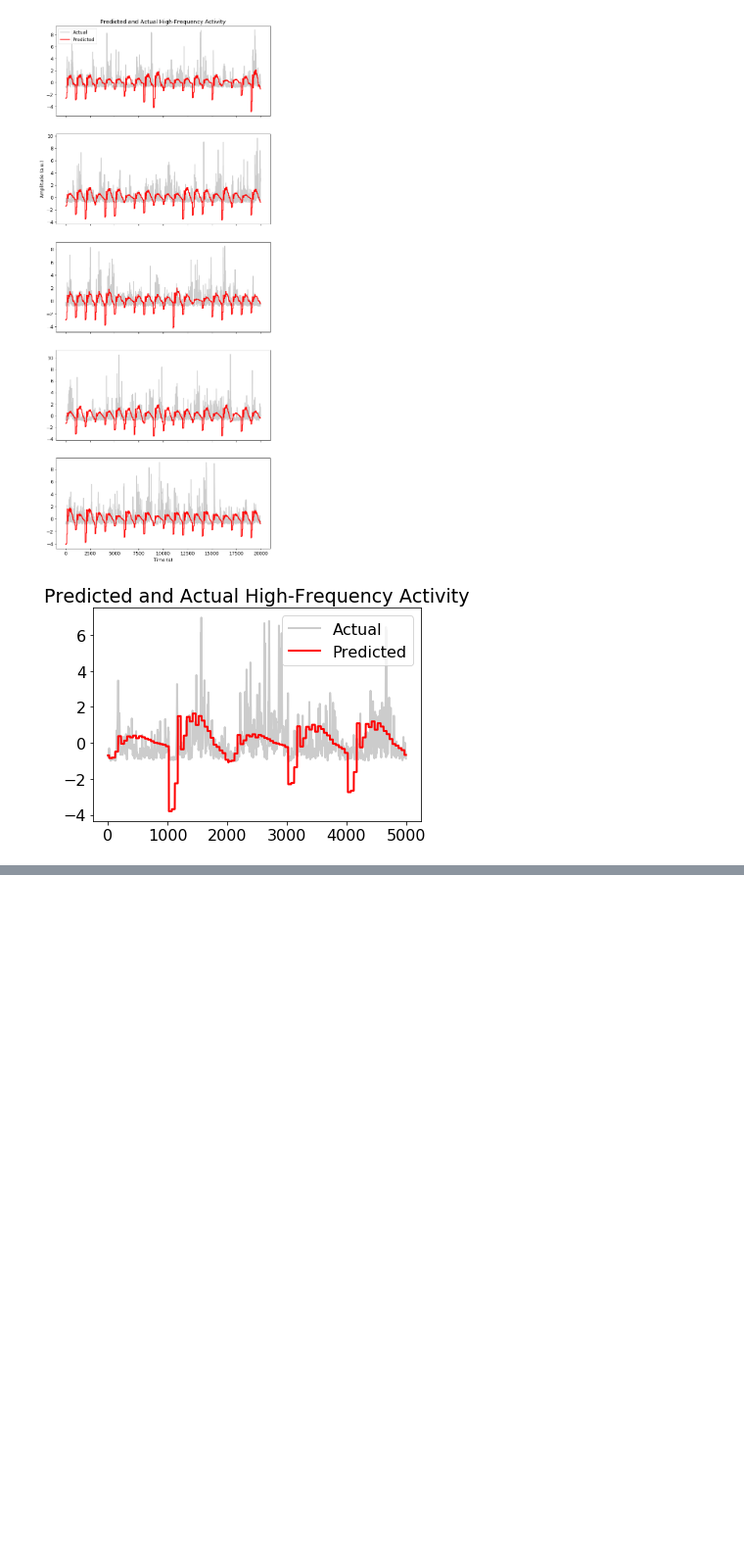
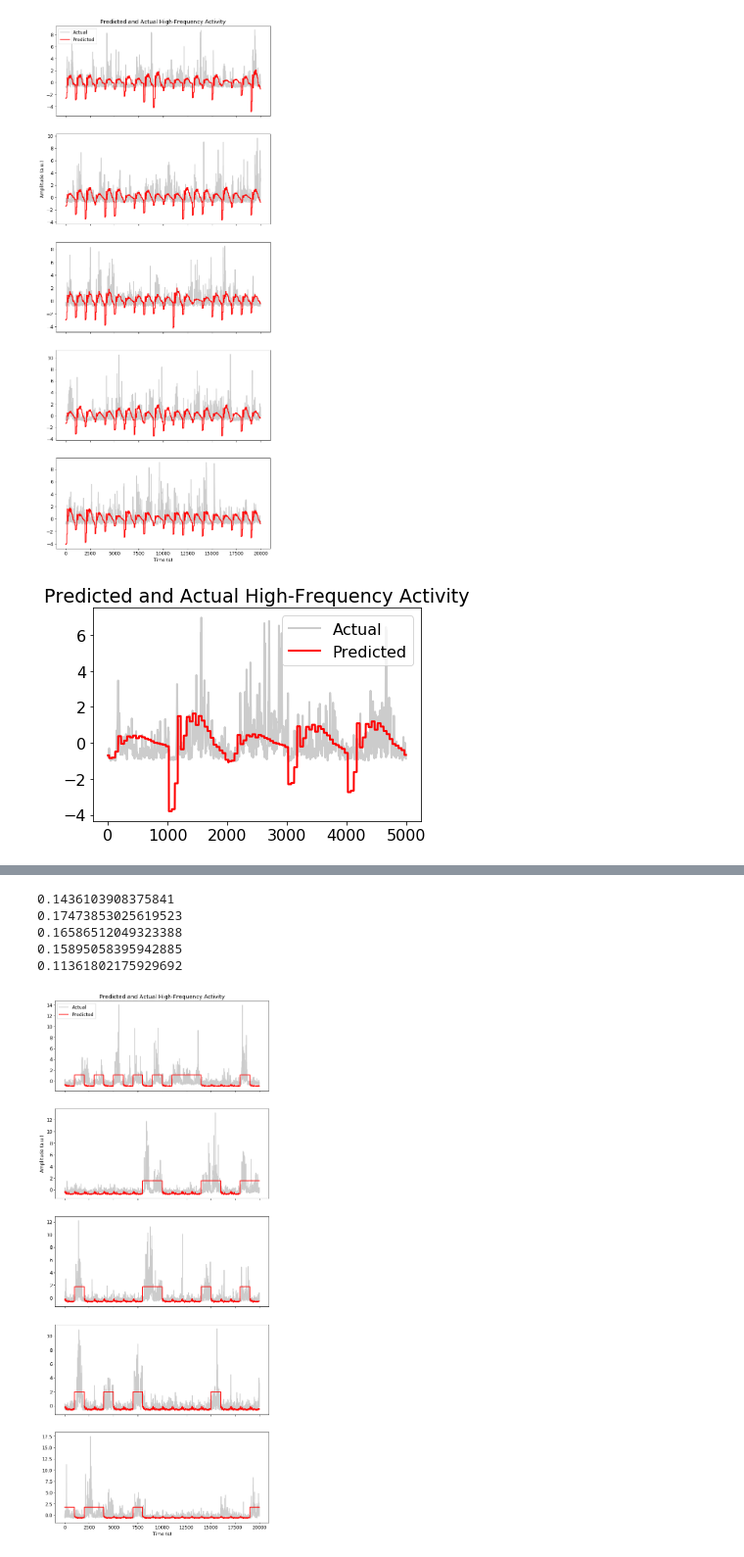
Before and after one commit to pinheirochagas/lbcn_encoding_decoding, a Jupyter notebook: notebooks/encoding_model_examplar_channel.ipynb, the cells around one changed output, grey strips where cells are left out. Shown at 98% size. Saved outputs shown, nothing was run; the diff lists cells and outputs as text; code cells hidden in the pictures; blank space fills up the shorter version.

```diff
--- a/notebooks/encoding_model_examplar_channel.ipynb
+++ b/notebooks/encoding_model_examplar_channel.ipynb
@@ -511,0 +642,45 @@ _ = ax.legend(['Actual', 'Predicted'])
+# %%
+fig, axs = plt.subplots(len(cross_val_iterator), 1,
+                        figsize=(10, 5*len(cross_val_iterator)),
+                        sharex=True)
+axs[0].set_title('Predicted and Actual High-Frequency Activity')
+axs[1].set_ylabel('Amplitude (a.u.)')
+axs[-1].set_xlabel('Time (s)')
+
+# Iterate through cross-validation splits
+for ax, (tr, tt) in zip(axs, cross_val_iterator):
+    # Pull the training / testing data for the ecog data
+    y_tr = y[data['trials'].isin(tr)]
+    y_tt = y[data['trials'].isin(tt)]
+
+    # Pull the training / testing data for the spectrogram
+    X_tr = X[data['trials'].isin(tr)]
+    X_tt = X[data['trials'].isin(tt)]
+
+    # Scale all the features for simplicity
+    X_tr = scale(X_tr)
+    X_tt = scale(X_tt)
+    y_tr = scale(y_tr)
+    y_tt = scale(y_tt)
+
+    # Fit the model, and use it to predict on new data
+    model.fit(X_tr, y_tr)
+    predictions = model.predict(X_tt)
+
+    # Plot the predicted and actual values.
+    # We'll subtract the mean from each so it's easier to visualize
+    ax.plot(scale(y_tt[1:20000]), color='k', alpha=.2, lw=2)
+    ax.plot(scale(predictions[1:20000]), color='r', lw=2)
+    ax.axis('tight')
+
+    # Finally, plot the coefficient of determination (R2)
+    print(r2_score(y_tt, predictions))
+
+_ = axs[0].legend(['Actual', 'Predicted'])
+# %% [output]
+0.1436103908375841
+0.17473853025619523
+0.16586512049323388
+0.15895058395942885
+0.11361802175929692
+[figure, added]
```
Also changed, not shown: parts of 16 cells of this notebook, 1 other file.
